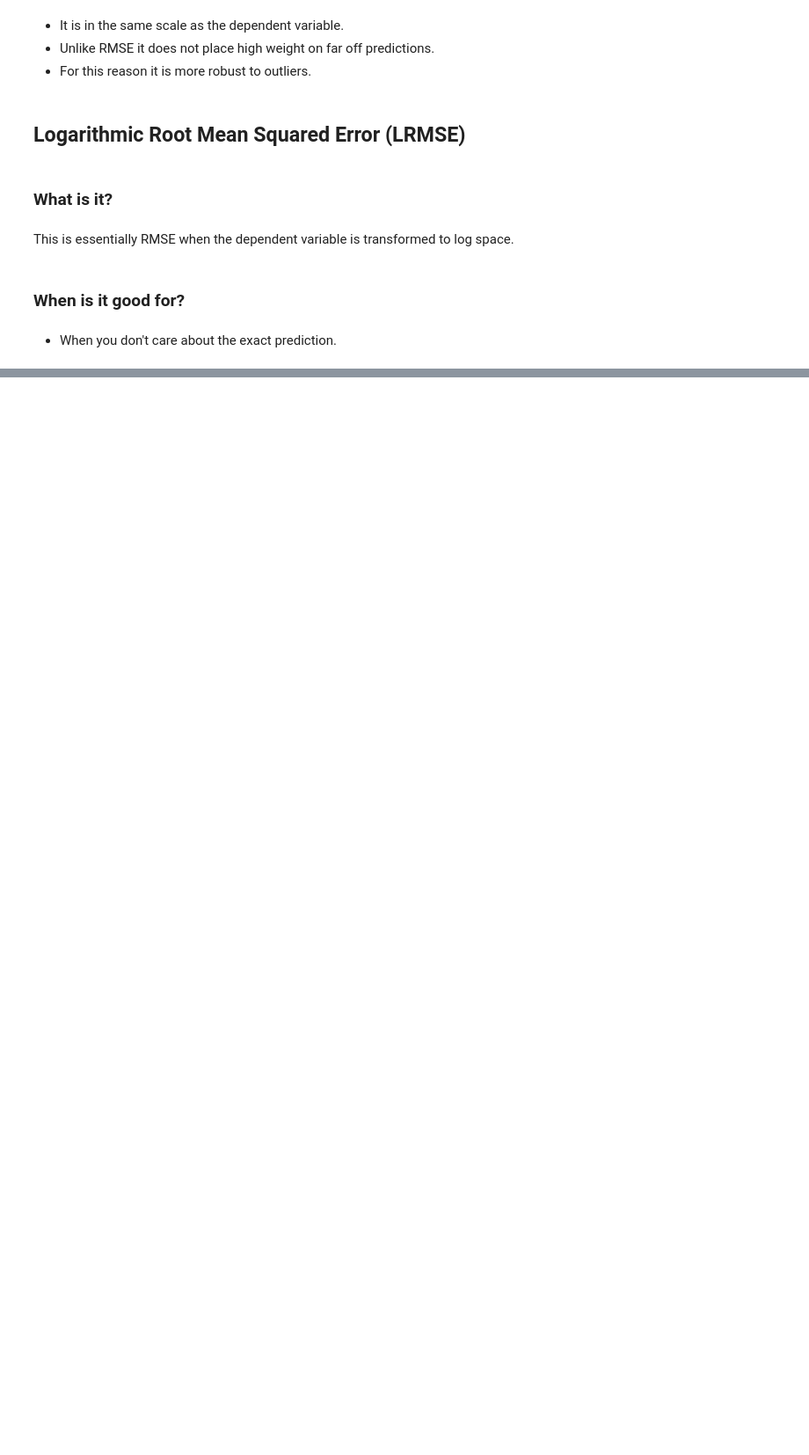
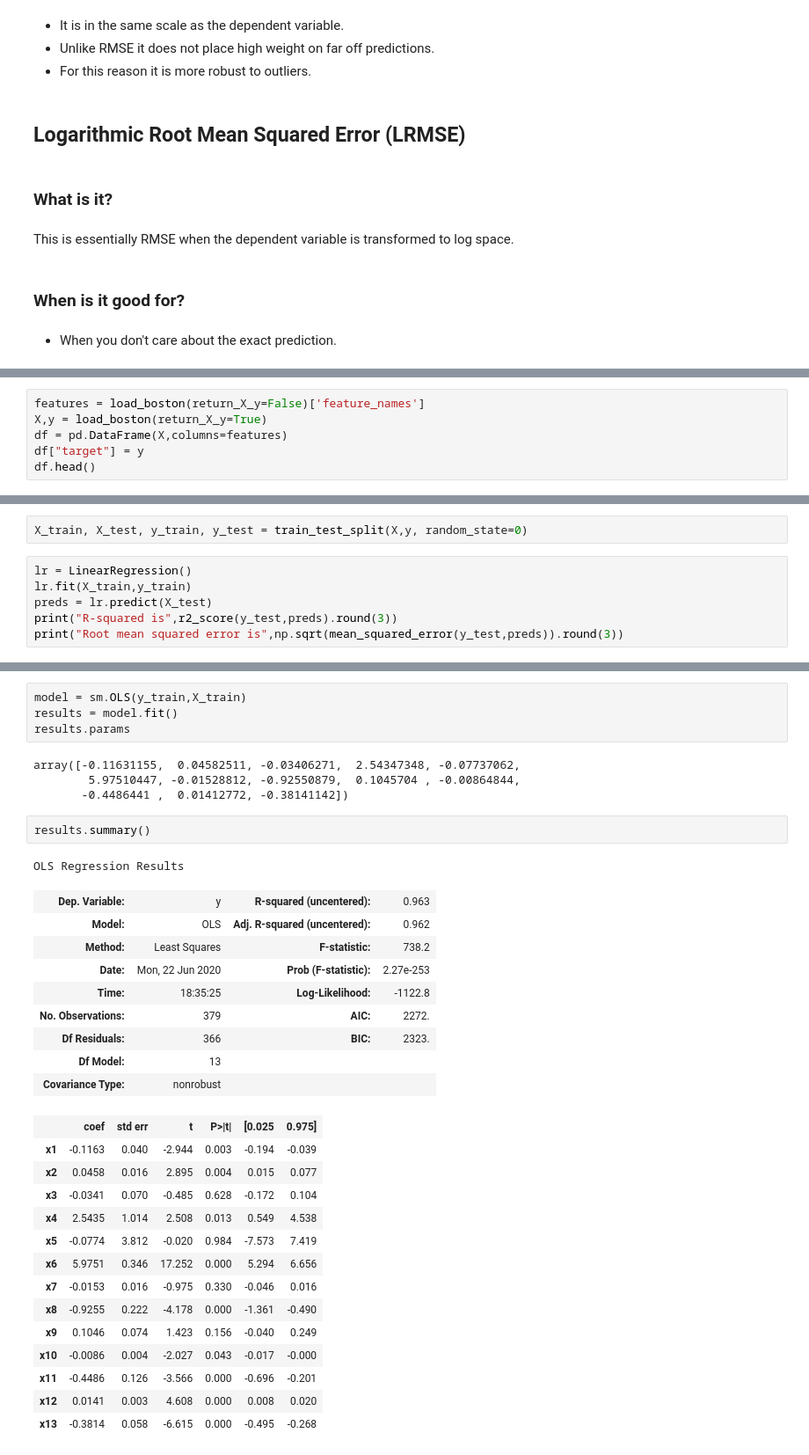
Before and after one commit to uGokalp/HisarAI, a Jupyter notebook: MachineLearning/Regression.ipynb, the cells around one changed output, grey strips where cells are left out. Shown at 88% size. Saved outputs shown, nothing was run; the diff lists cells and outputs as text; blank space fills up the shorter version.

```diff
--- a/MachineLearning/Regression.ipynb
+++ b/MachineLearning/Regression.ipynb
@@ -74,0 +123,6 @@ This is essentially RMSE when the dependent variable is transformed to log space
+# %%
+features = load_boston(return_X_y=False)['feature_names']
+X,y = load_boston(return_X_y=True)
+df = pd.DataFrame(X,columns=features)
+df["target"] = y
+df.head()
@@ -74,0 +136,8 @@ This is essentially RMSE when the dependent variable is transformed to log space
+# %%
+X_train, X_test, y_train, y_test = train_test_split(X,y, random_state=0)
+# %%
+lr = LinearRegression()
+lr.fit(X_train,y_train)
+preds = lr.predict(X_test)
+print("R-squared is",r2_score(y_test,preds).round(3))
+print("Root mean squared error is",np.sqrt(mean_squared_error(y_test,preds)).round(3))
@@ -74,0 +160,35 @@ This is essentially RMSE when the dependent variable is transformed to log space
+# %%
+model = sm.OLS(y_train,X_train)
+results = model.fit()
+results.params
+# %% [output]
+array([-0.11631155,  0.04582511, -0.03406271,  2.54347348, -0.07737062,
+        5.97510447, -0.01528812, -0.92550879,  0.1045704 , -0.00864844,
+       -0.4486441 ,  0.01412772, -0.38141142])
+# %%
+results.summary()
+# %% [output]
+OLS Regression Results
+| Dep. Variable: | y | R-squared (uncentered): | 0.963 |
+| Model: | OLS | Adj. R-squared (uncentered): | 0.962 |
+| Method: | Least Squares | F-statistic: | 738.2 |
+| Date: | Mon, 22 Jun 2020 | Prob (F-statistic): | 2.27e-253 |
+| Time: | 18:35:25 | Log-Likelihood: | -1122.8 |
+| No. Observations: | 379 | AIC: | 2272. |
+| Df Residuals: | 366 | BIC: | 2323. |
+| Df Model: | 13 |  |  |
+| Covariance Type: | nonrobust |  |  |
+|  | coef | std err | t | P>|t| | [0.025 | 0.975] |
+| x1 | -0.1163 | 0.040 | -2.944 | 0.003 | -0.194 | -0.039 |
+| x2 | 0.0458 | 0.016 | 2.895 | 0.004 | 0.015 | 0.077 |
+| x3 | -0.0341 | 0.070 | -0.485 | 0.628 | -0.172 | 0.104 |
+| x4 | 2.5435 | 1.014 | 2.508 | 0.013 | 0.549 | 4.538 |
+| x5 | -0.0774 | 3.812 | -0.020 | 0.984 | -7.573 | 7.419 |
+| x6 | 5.9751 | 0.346 | 17.252 | 0.000 | 5.294 | 6.656 |
+| x7 | -0.0153 | 0.016 | -0.975 | 0.330 | -0.046 | 0.016 |
+| x8 | -0.9255 | 0.222 | -4.178 | 0.000 | -1.361 | -0.490 |
+| x9 | 0.1046 | 0.074 | 1.423 | 0.156 | -0.040 | 0.249 |
+| x10 | -0.0086 | 0.004 | -2.027 | 0.043 | -0.017 | -0.000 |
+| x11 | -0.4486 | 0.126 | -3.566 | 0.000 | -0.696 | -0.201 |
+| x12 | 0.0141 | 0.003 | 4.608 | 0.000 | 0.008 | 0.020 |
+| x13 | -0.3814 | 0.058 | -6.615 | 0.000 | -0.495 | -0.268 |
```
Also changed, not shown: parts of 16 cells of this notebook, 14 other files.
